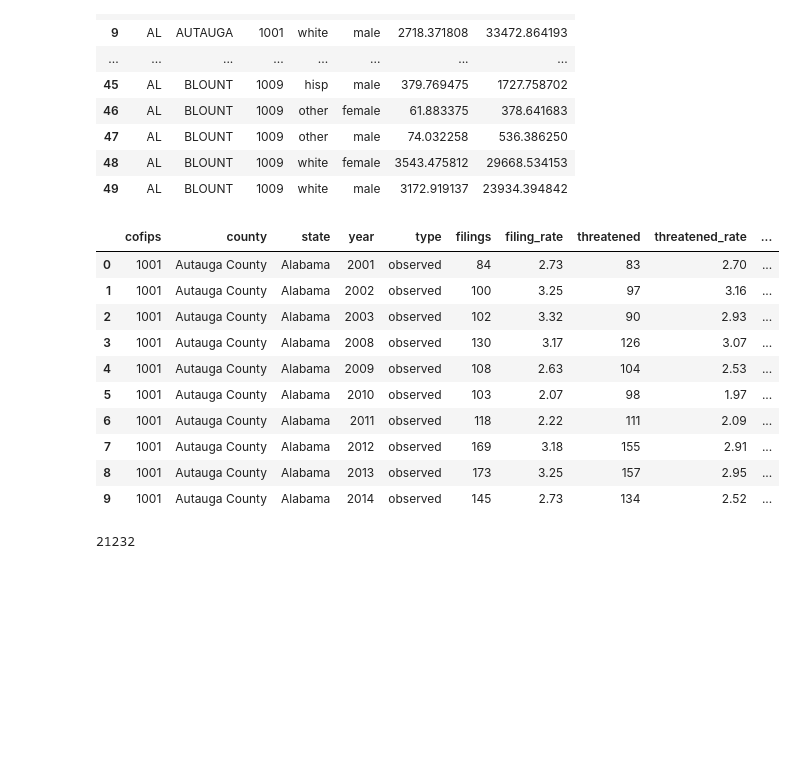
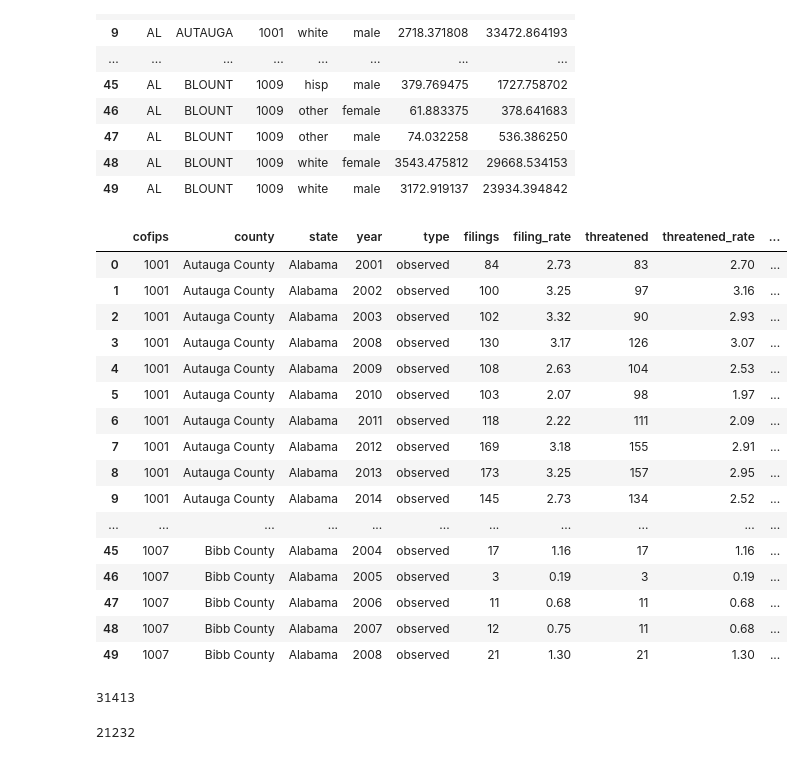
Before and after one commit to achoi1107/eviction_pattern_project, a Jupyter notebook: data_management.ipynb, the cells around one changed output. Cells and saved outputs as stored; diff of their text form; code cells hidden in the pictures; blank space fills up the shorter version.

```diff
--- a/data_management.ipynb
+++ b/data_management.ipynb
@@ -24,19 +24,30 @@ denominators_df.head(50)
 | 48 | AL | BLOUNT | 1009 | white | female | 3543.475812 | 29668.534153 |
 | 49 | AL | BLOUNT | 1009 | white | male | 3172.919137 | 23934.394842 |
 # %%
-proprietary_df.head(10)
+proprietary_df.head(50)
 # %% [output]
 |  | cofips | county | state | year | type | filings | filing_rate | threatened | threatened_rate | ... |
 | 0 | 1001 | Autauga County | Alabama | 2001 | observed | 84 | 2.73 | 83 | 2.70 | ... |
 | 1 | 1001 | Autauga County | Alabama | 2002 | observed | 100 | 3.25 | 97 | 3.16 | ... |
 | 2 | 1001 | Autauga County | Alabama | 2003 | observed | 102 | 3.32 | 90 | 2.93 | ... |
 | 3 | 1001 | Autauga County | Alabama | 2008 | observed | 130 | 3.17 | 126 | 3.07 | ... |
 | 4 | 1001 | Autauga County | Alabama | 2009 | observed | 108 | 2.63 | 104 | 2.53 | ... |
 | 5 | 1001 | Autauga County | Alabama | 2010 | observed | 103 | 2.07 | 98 | 1.97 | ... |
 | 6 | 1001 | Autauga County | Alabama | 2011 | observed | 118 | 2.22 | 111 | 2.09 | ... |
 | 7 | 1001 | Autauga County | Alabama | 2012 | observed | 169 | 3.18 | 155 | 2.91 | ... |
 | 8 | 1001 | Autauga County | Alabama | 2013 | observed | 173 | 3.25 | 157 | 2.95 | ... |
 | 9 | 1001 | Autauga County | Alabama | 2014 | observed | 145 | 2.73 | 134 | 2.52 | ... |
+| ... | ... | ... | ... | ... | ... | ... | ... | ... | ... | ... |
+| 45 | 1007 | Bibb County | Alabama | 2004 | observed | 17 | 1.16 | 17 | 1.16 | ... |
+| 46 | 1007 | Bibb County | Alabama | 2005 | observed | 3 | 0.19 | 3 | 0.19 | ... |
+| 47 | 1007 | Bibb County | Alabama | 2006 | observed | 11 | 0.68 | 11 | 0.68 | ... |
+| 48 | 1007 | Bibb County | Alabama | 2007 | observed | 12 | 0.75 | 11 | 0.68 | ... |
+| 49 | 1007 | Bibb County | Alabama | 2008 | observed | 21 | 1.30 | 21 | 1.30 | ... |
+# %%
+rows = len(denominators_df)
+print(rows)
+# %% [output]
+31413
 # %%
 rows = len(proprietary_df)
 print(rows)
```
Also changed, not shown: parts of 17 cells of this notebook, 1 other file.
